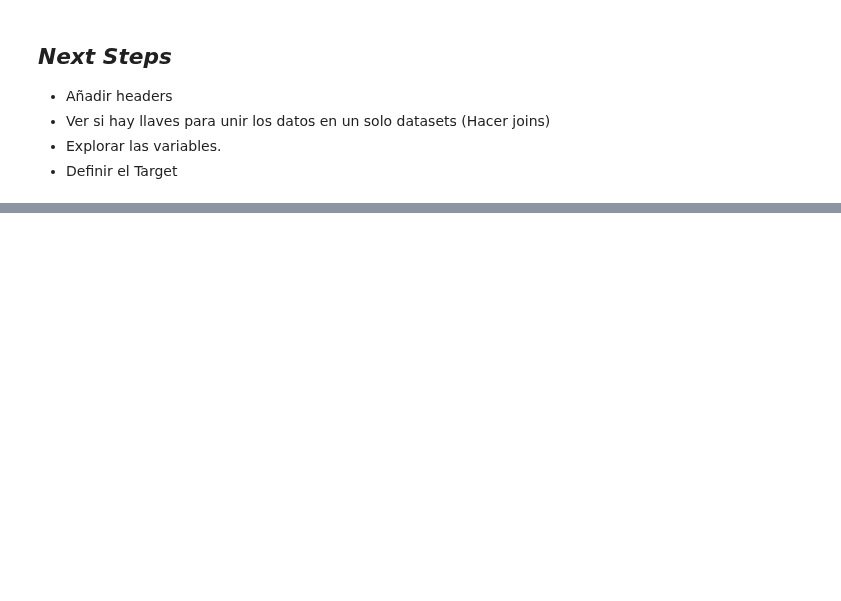
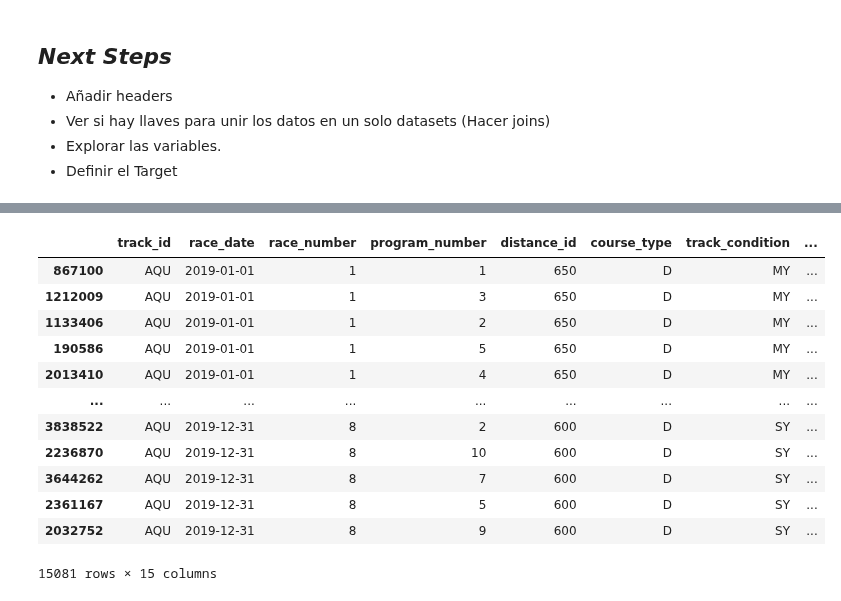
Before and after one commit to jsebastianquiroga/Big_Data-_Derby_2022_SI, a Jupyter notebook: Notebooks/Sistemas_Inteligentes.ipynb, the cells around one changed output, grey strips where cells are left out. Drawn from its saved outputs; the diff is of its cells as text; code cells hidden in the pictures; blank space fills up the shorter version.

```diff
--- a/Notebooks/Sistemas_Inteligentes.ipynb
+++ b/Notebooks/Sistemas_Inteligentes.ipynb
@@ -518,0 +524,18 @@ rt
+# %%
+nyra_2019_naive = nyra_2019[[
+    "track_id",
+    "race_date",
+    "race_number",
+    "program_number",
+    "distance_id",
+    "course_type",
+    "track_condition",
+    "run_up_distance",
+    "race_type",
+    "purse",
+    "weight_carried",
+    "odds",
+    "position_at_finish",
+    "jockey"
+]]
+nyra_2019_naive.head()
@@ -518,0 +549,2 @@ rt
+# %%
+nyra_2019_naive=nyra_2019_naive.drop_duplicates()
@@ -518,0 +555,4 @@ rt
+# %%
+nyra_2019_naive['First_3'] = 'Unknown'
+nyra_2019_naive.loc[nyra_2019_naive['position_at_finish'].between(0, 3, inclusive=False), 'First_3'] = 1
+nyra_2019_naive.loc[nyra_2019_naive['position_at_finish'].between(3, 60, inclusive=True), 'First_3'] = 0
@@ -518,0 +561,3 @@ rt
+# %%
+nyra_2019_naive=nyra_2019_naive.sort_values(by=['race_date','track_id','race_number', 'odds'], ascending=True, na_position='first')
+nyra_2019_naive.head()
@@ -518,0 +571,16 @@ rt
+# %%
+nyra_2019_naive
+# %% [output]
+|  | track_id | race_date | race_number | program_number | distance_id | course_type | track_condition | ... |
+| 867100 | AQU | 2019-01-01 | 1 | 1 | 650 | D | MY | ... |
+| 1212009 | AQU | 2019-01-01 | 1 | 3 | 650 | D | MY | ... |
+| 1133406 | AQU | 2019-01-01 | 1 | 2 | 650 | D | MY | ... |
+| 190586 | AQU | 2019-01-01 | 1 | 5 | 650 | D | MY | ... |
+| 2013410 | AQU | 2019-01-01 | 1 | 4 | 650 | D | MY | ... |
+| ... | ... | ... | ... | ... | ... | ... | ... | ... |
+| 3838522 | AQU | 2019-12-31 | 8 | 2 | 600 | D | SY | ... |
+| 2236870 | AQU | 2019-12-31 | 8 | 10 | 600 | D | SY | ... |
+| 3644262 | AQU | 2019-12-31 | 8 | 7 | 600 | D | SY | ... |
+| 2361167 | AQU | 2019-12-31 | 8 | 5 | 600 | D | SY | ... |
+| 2032752 | AQU | 2019-12-31 | 8 | 9 | 600 | D | SY | ... |
+15081 rows × 15 columns
```
Also changed, not shown: parts of 37 cells of this notebook.
